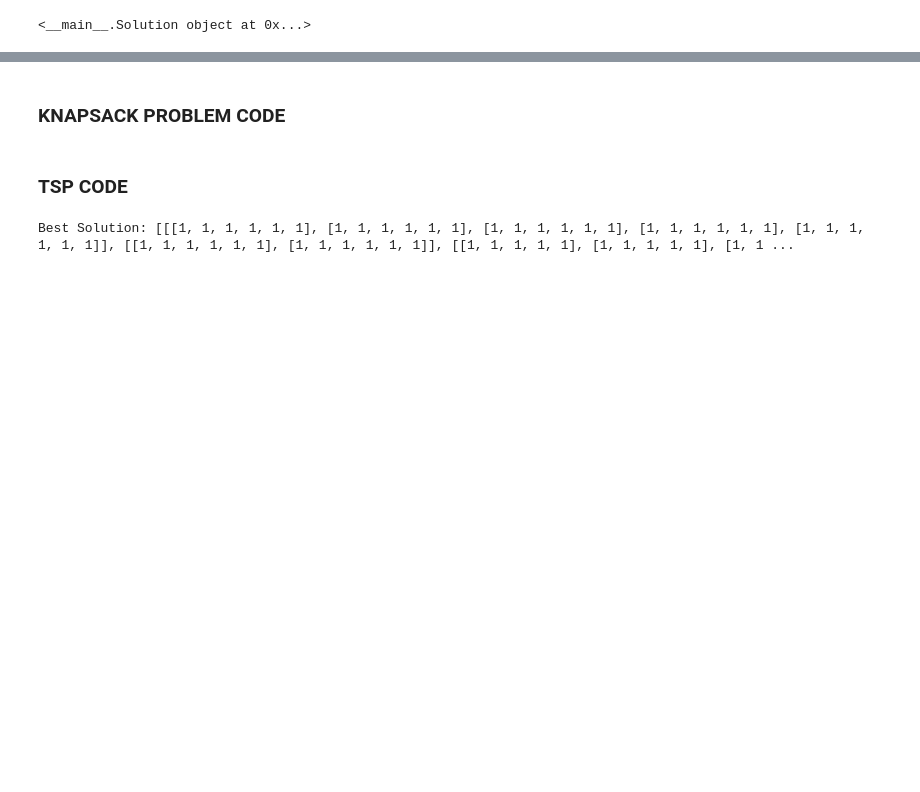
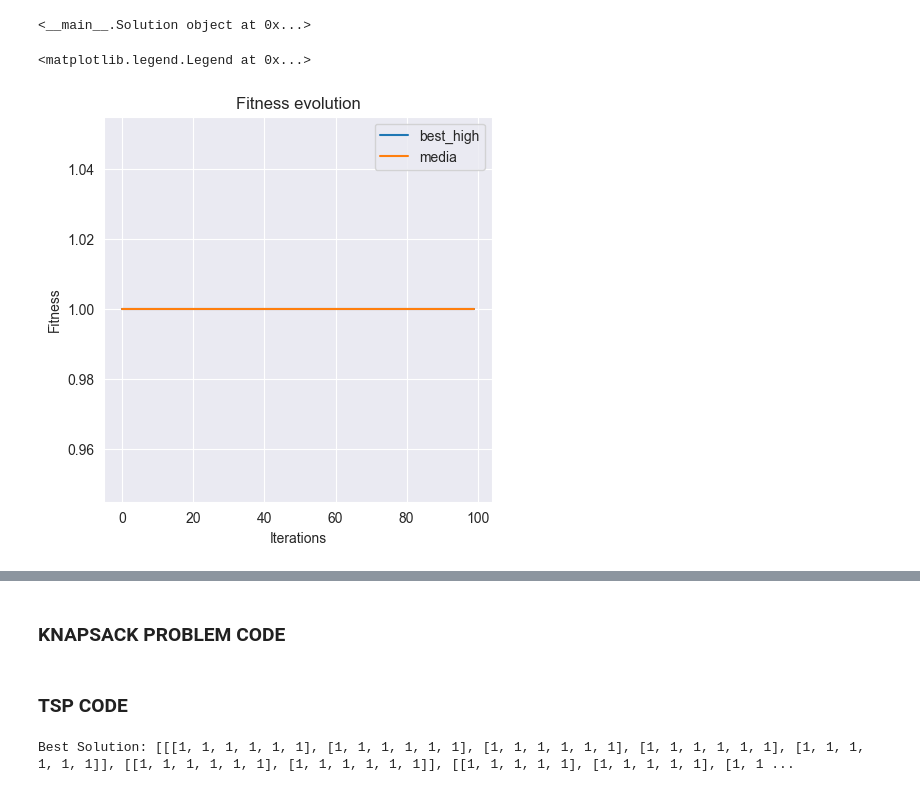
Before and after one commit to valenmacc/BAO, a Jupyter notebook: BAO.ipynb, the cells around one changed output, grey strips where cells are left out. Drawn from its saved outputs; the diff is of its cells as text; code cells hidden in the pictures; blank space fills up the shorter version.

Commit message:
Grafica de fitness hecha

```diff
--- a/BAO.ipynb
+++ b/BAO.ipynb
@@ -433,8 +483,13 @@ def construct_solution(Pheromones: list) -> Solution:
 
     return solution
 
+#variables para graficas
+bestFitnessEvolution = []
+mediaFitnessEvolution = []
+
 def ACO(n_ants):
     Pheromones = initialize_pheromones()
+    mediaDeFitness = 0
     best_fitness = 0
     best_solution = []
     i = 0
@@ -444,9 +499,14 @@ def ACO(n_ants):
             solution = construct_solution(Pheromones)
             Solution_list.append(solution)
             fitness = solution.evaluate_fitness()
+            mediaDeFitness = fitness + mediaDeFitness
             if (fitness > best_fitness):
                 best_solution = solution
                 best_fitness = fitness
+        #guardo valores historicos para graficas
+        bestFitnessEvolution.append(best_fitness)
+        mediaFitnessEvolution.append(mediaDeFitness/n_ants)
+        mediaDeFitness = 0
 
         Pheromones = update_pheromones(Pheromones, Solution_list)
         i = i + 1
@@ -456,6 +516,34 @@ def ACO(n_ants):
 print(ACO(10))
 # %% [output]
 <__main__.Solution object at 0x...>
+# %%
+#Fitness evolution
+import matplotlib.pyplot as plt
+import seaborn as sns
+import numpy as np
+sns.set_style('darkgrid')
+
+best_fitness = np.array(bestFitnessEvolution)
+media_fitness = np.array(mediaFitnessEvolution)
+
+fig, axs = plt.subplots(figsize=(5,5))
+axs.set_title('Fitness evolution')
+axs.set_xlabel('Iterations')
+axs.set_ylabel('Fitness')
+
+axs.plot(best_fitness, label='best_high')
+axs.plot(media_fitness, label='media')
+
+#median = np.median(fitness, axis=1)
+#min = np.min(fitness, axis=1)
+#max = np.max(fitness, axis=1)
+#axs.plot(median, label='iterations_high')
+#axs.fill_between(np.arange(len(median)), min, max, alpha=0.3, color='orange')
+
+plt.legend()
+# %% [output]
+<matplotlib.legend.Legend at 0x...>
+[figure, added]
 # %%
 # tests
 
```
Also changed, not shown: parts of 6 cells of this notebook.
